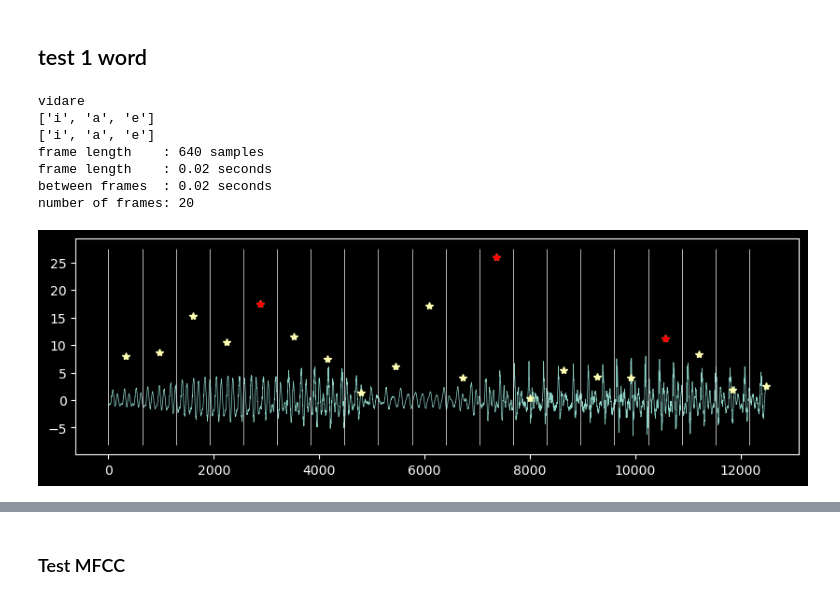
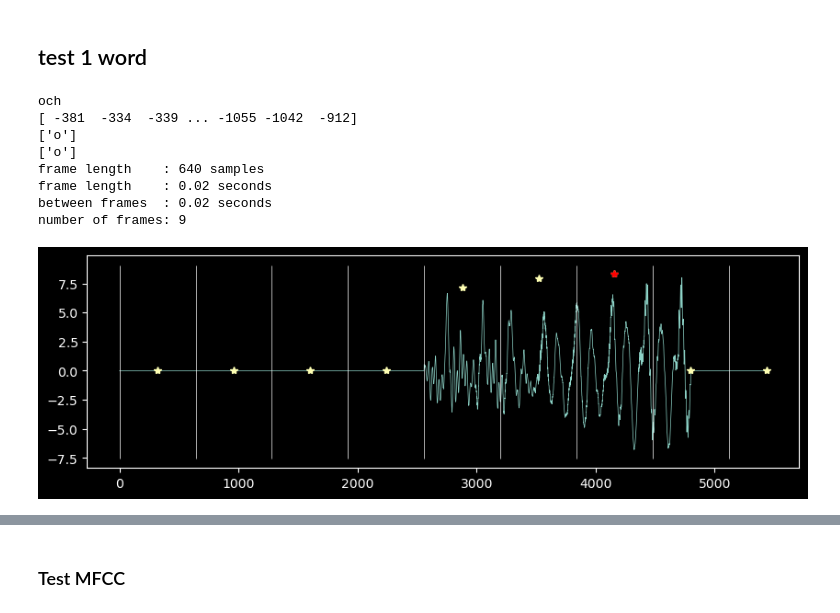
Before and after one commit to TobiasBjork/VowelProject, a Jupyter notebook: segments_NCC.ipynb, the cells around one changed output, grey strips where cells are left out. Saved outputs shown, nothing was run; the diff lists cells and outputs as text; code cells hidden in the pictures.

```diff
--- a/segments_NCC.ipynb
+++ b/segments_NCC.ipynb
@@ -111,38 +95,43 @@ for i, w in enumerate(words):
 # %%
 reload(tools)
 fl = int(0.02 * Fs)
-k = 11
+k = 18
 word = words[k]["word"]
 print(word)
-segments, vowels_per_segment = tools.segment_by_words(words, audio, Fs, tools.VOWELS_SV)
+segments, vowels_per_segment = tools.segment_by_words(
+    words, audio, Fs, tools.VOWELS_SV, signal_pad=0.02
+)
+print(segments[k])
 x = segments[k] / segments[k].max()
+x = np.concatenate((np.zeros(fl), x, np.zeros(fl)))
 vowels = vowels_per_segment[k]
 
 print(vowels)
 print(words[k]["vowels"])
 
 frames, f_start = tools.split_frames(x, fl, Fs, overlap=0, vol_thr=0.1, print_info=True)
 
 peak_frames, hnr_frames = tools.HNR_short(frames, Fs, len(vowels))
 
 plt.figure(figsize=(10, 3))
-plt.plot(8 * np.concatenate(frames))
+plt.plot(8 * np.concatenate([f for f in frames]))
 plt.plot(f_start + int(fl / 2), hnr_frames, "*")
-plt.plot(f_start[peak_frames] + int(fl / 2), hnr_frames[peak_frames], "*r")
+plt.plot(f_start[peak_frames] + int(fl / 2), hnr_frames[peak_frames], "*-r")
 plt.vlines(f_start, *plt.ylim())
 
 plt.show()
 
 wavfile.write(f"output/1word{word}.wav", Fs, tools.stitch_frames(frames))
 # %% [output]
-vidare
-['i', 'a', 'e']
-['i', 'a', 'e']
+och
+[ -381  -334  -339 ... -1055 -1042  -912]
+['o']
+['o']
 frame length    : 640 samples
 frame length    : 0.02 seconds
 between frames  : 0.02 seconds
-number of frames: 20
+number of frames: 9
-[figure, old version]
+[figure, new version]
 # %%
 reload(tools)
 peakid = 0
```
Also changed, not shown: parts of 4 cells of this notebook, 30 other files.
